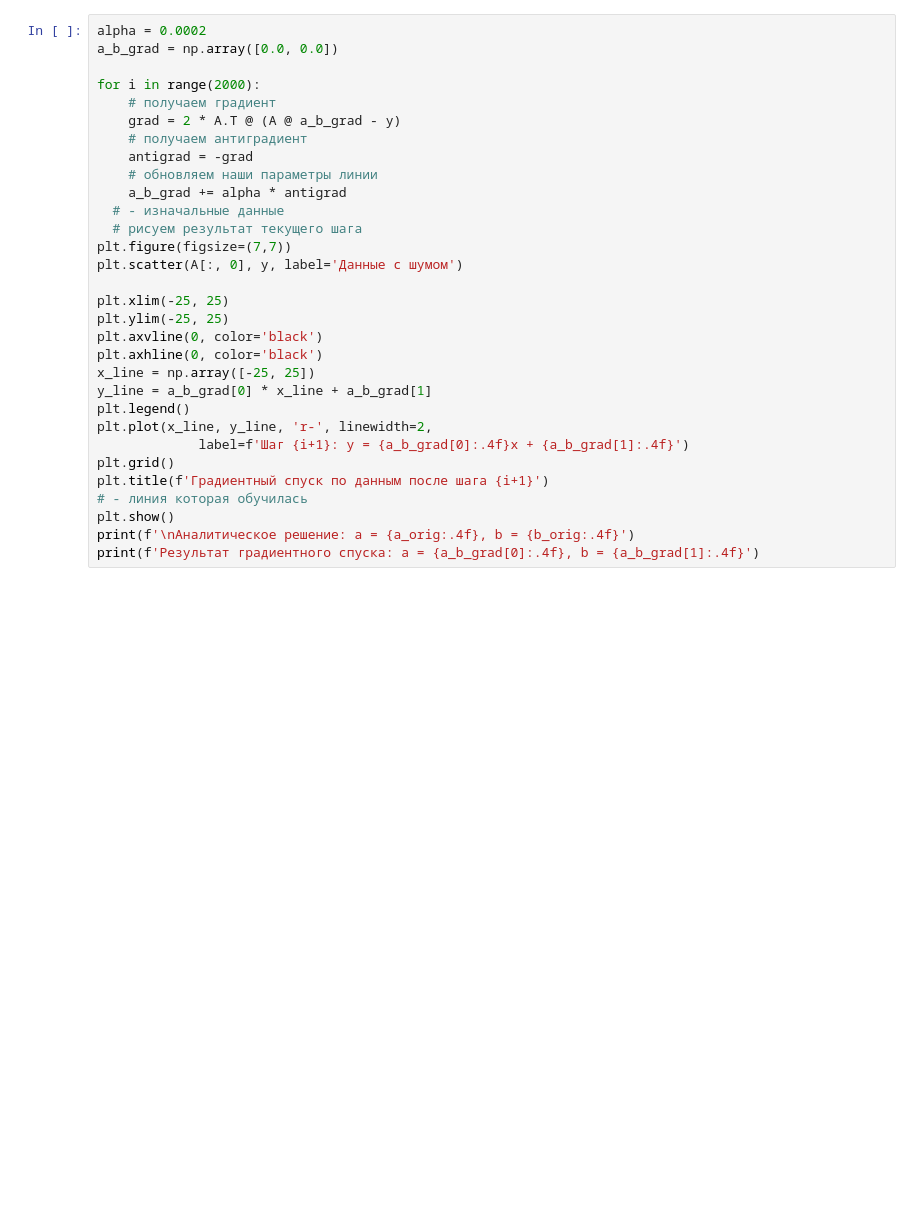
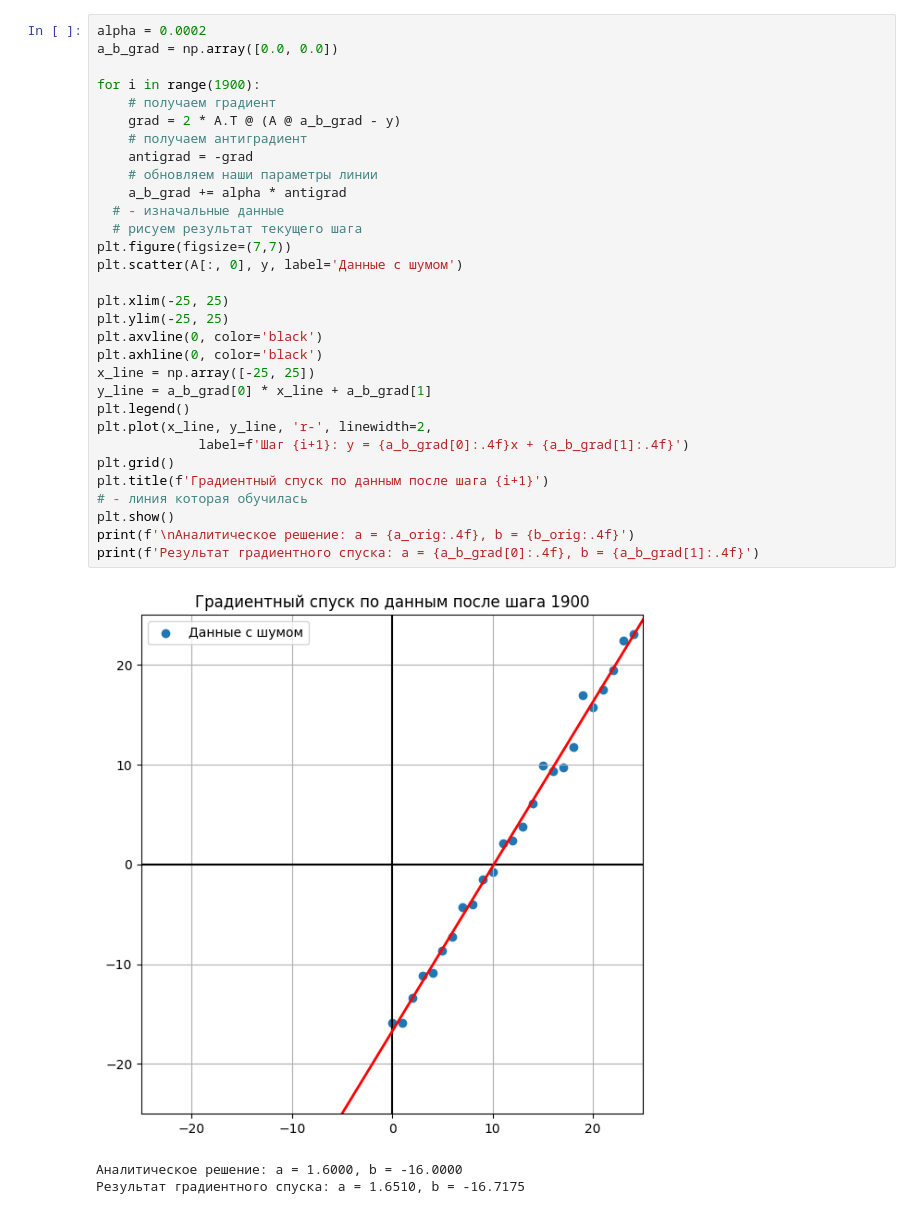
Before and after one commit to vannishh/lab-linear-regression, a Jupyter notebook: lab_linear_regression.ipynb, the cells around one changed output. Saved outputs shown, nothing was run; the diff lists cells and outputs as text; blank space fills up the shorter version.

```diff
--- a/lab_linear_regression.ipynb
+++ b/lab_linear_regression.ipynb
@@ -119,31 +122,35 @@ plt.show()
 # %%
 alpha = 0.0002
 a_b_grad = np.array([0.0, 0.0])
 
-for i in range(2000):
+for i in range(1900):
     # получаем градиент
     grad = 2 * A.T @ (A @ a_b_grad - y)
     # получаем антиградиент
     antigrad = -grad
     # обновляем наши параметры линии
     a_b_grad += alpha * antigrad
   # - изначальные данные
   # рисуем результат текущего шага
 plt.figure(figsize=(7,7))
 plt.scatter(A[:, 0], y, label='Данные с шумом')
 
 plt.xlim(-25, 25)
 plt.ylim(-25, 25)
 plt.axvline(0, color='black')
 plt.axhline(0, color='black')
 x_line = np.array([-25, 25])
 y_line = a_b_grad[0] * x_line + a_b_grad[1]
 plt.legend()
 plt.plot(x_line, y_line, 'r-', linewidth=2,
              label=f'Шаг {i+1}: y = {a_b_grad[0]:.4f}x + {a_b_grad[1]:.4f}')
 plt.grid()
 plt.title(f'Градиентный спуск по данным после шага {i+1}')
 # - линия которая обучилась
 plt.show()
 print(f'\nАналитическое решение: a = {a_orig:.4f}, b = {b_orig:.4f}')
 print(f'Результат градиентного спуска: a = {a_b_grad[0]:.4f}, b = {a_b_grad[1]:.4f}')
+# %% [output]
+[figure, added]
+Аналитическое решение: a = 1.6000, b = -16.0000
+Результат градиентного спуска: a = 1.6510, b = -16.7175
```
Also changed, not shown: parts of 14 cells of this notebook.
